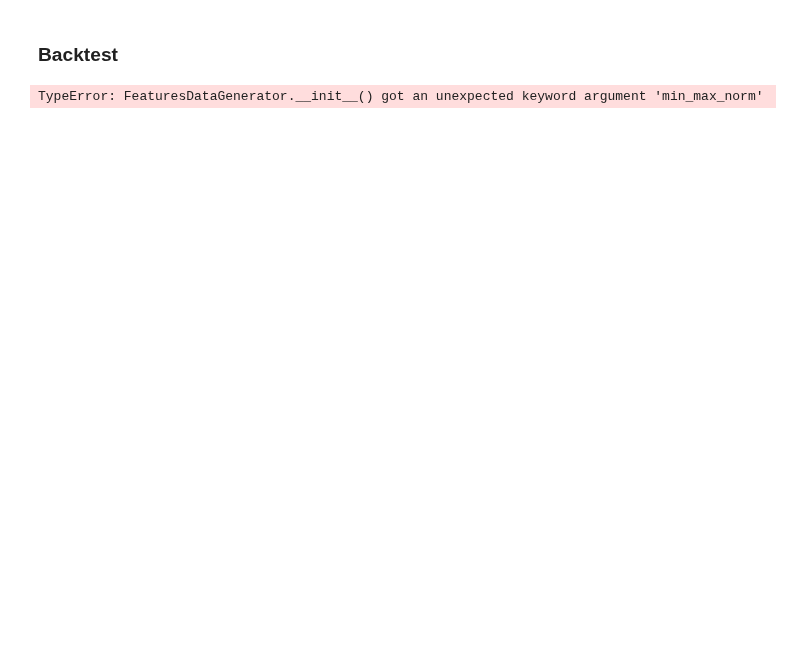
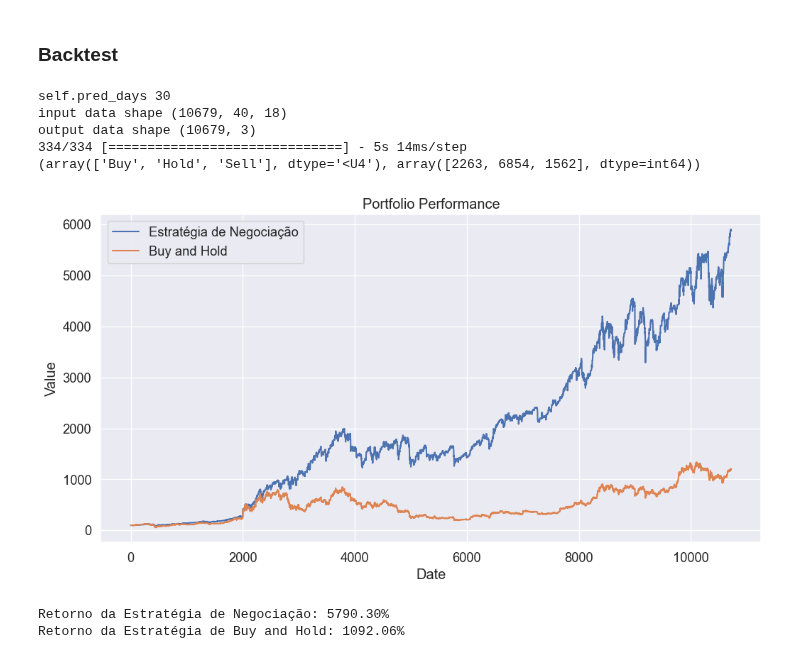
Before and after one commit to brunoodutra/Time_Series_Forecast, a Jupyter notebook: acoes/deep_trade_crypto_classification_2D.ipynb, the cells around one changed output. Drawn from its saved outputs; the diff is of its cells as text; code cells hidden in the pictures; blank space fills up the shorter version.

```diff
--- a/acoes/deep_trade_crypto_classification_2D.ipynb
+++ b/acoes/deep_trade_crypto_classification_2D.ipynb
@@ -679,8 +685,8 @@ def generate_signals(signals):
     return trade_signals
 # %%
 # Parâmetros iniciais
-symbol=['BTC']
-#symbol = cryptos_list[0]
+#symbol=['BTC']
+symbol = [cryptos_list[0]]
 interval = '4h'
 start_time = '2020-01-01'
 initial_balance = 100
@@ -688,7 +694,7 @@ initial_balance = 100
 # Coleta de dados
 data = SHD.get_crypto_historical_data(symbol, interval, start_time)
 
-dataGen_inference = FeaturesDataGenerator(data, datatype = '2D', lookback = lookback, pred_days = pred_days, shuffle= False, batch_size=1, selected_features = features_indicators, data_augmentation=False, min_max_norm=[min_norm, max_norm])
+dataGen_inference = FeaturesDataGenerator(data, datatype = '2D', lookback = lookback, pred_days = pred_days, shuffle= False, batch_size=1, selected_features = features_indicators, data_augmentation=False, min_max_norm_features=[min_norm, max_norm])
 if data.empty:
     print("Nenhum dado encontrado.")
 else:
@@ -712,34 +718,41 @@ else:
     trade_signals = init_signals + signals_model
 
 
     backtester = Backtester(initial_balance, data)
     backtester.run(trade_signals)
     # backtester.plot_results()
 
     # Estratégia de buy and hold
     buy_and_hold = Backtester(initial_balance, data)
     signals =  init_signals + ['Buy'] + ['Hold'] * (len(data) - 1)
     buy_and_hold.run(signals)
     buy_and_hold_value = buy_and_hold.portfolio_value
 
     # Plotar resultados
     plt.figure(figsize=(12, 6))
     plt.plot(backtester.data.index, backtester.portfolio_value, label='Estratégia de Negociação')
     plt.plot(buy_and_hold.data.index, buy_and_hold_value, label='Buy and Hold')
     plt.xlabel('Date')
     plt.ylabel('Value')
     plt.title('Portfolio Performance')
     plt.legend()
     plt.show()
 
     # Calcular retorno
     backtester_return = (backtester.portfolio_value[-1] - initial_balance) / initial_balance
     buy_and_hold_return = (buy_and_hold_value[-1] - initial_balance) / initial_balance
 
     print(f"Retorno da Estratégia de Negociação: {backtester_return * 100:.2f}%")
     print(f"Retorno da Estratégia de Buy and Hold: {buy_and_hold_return * 100:.2f}%")
 # %% [output]
-TypeError: FeaturesDataGenerator.__init__() got an unexpected keyword argument 'min_max_norm'
+self.pred_days 30
+input data shape (10679, 40, 18)
+output data shape (10679, 3)
+334/334 [==============================] - 5s 14ms/step
+(array(['Buy', 'Hold', 'Sell'], dtype='<U4'), array([2263, 6854, 1562], dtype=int64))
+[figure, added]
+Retorno da Estratégia de Negociação: 5790.30%
+Retorno da Estratégia de Buy and Hold: 1092.06%
 # %%
 print(f"Modelo: {backtester.calculate_metrics()}")
 print(f"BuyHold: {buy_and_hold.calculate_metrics()}")
```
Also changed, not shown: parts of 18 cells of this notebook.
